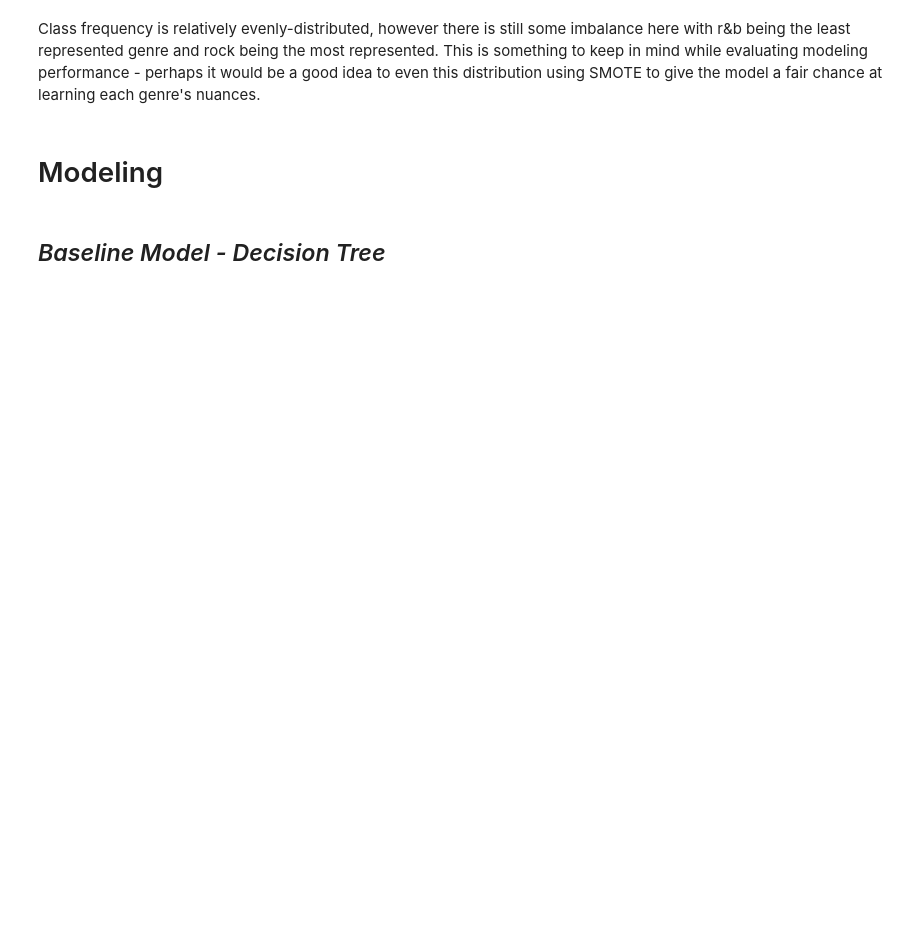
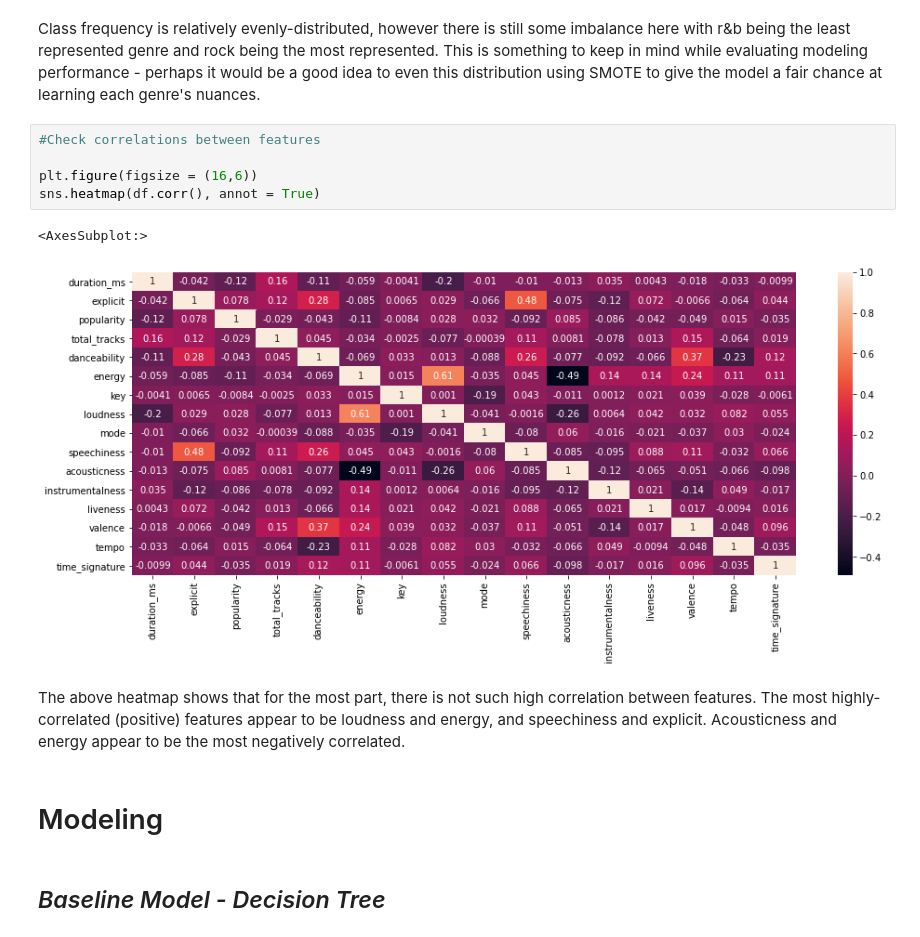
Before and after one commit to mitchellren123/Spotify-Genre-Classification, a Jupyter notebook: Spotify_Genre_Classification.ipynb, the cells around one changed output. Drawn from its saved outputs; the diff is of its cells as text; blank space fills up the shorter version.

```diff
--- a/Spotify_Genre_Classification.ipynb
+++ b/Spotify_Genre_Classification.ipynb
@@ -128,5 +135,15 @@ Name: Genre, dtype: int64
 # %% [markdown]
 Class frequency is relatively evenly-distributed, however there is still some imbalance here with r&b being the least represented genre and rock being the most represented. This is something to keep in mind while evaluating modeling performance - perhaps it would be a good idea to even this distribution using SMOTE to give the model a fair chance at learning each genre's nuances.
+# %%
+#Check correlations between features
+
+plt.figure(figsize = (16,6))
+sns.heatmap(df.corr(), annot = True)
+# %% [output]
+<AxesSubplot:>
+[figure, added]
+# %% [markdown]
+The above heatmap shows that for the most part, there is not such high correlation between features. The most highly-correlated (positive) features appear to be loudness and energy, and speechiness and explicit. Acousticness and energy appear to be the most negatively correlated.
 # %% [markdown]
 # Modeling
 # %% [markdown]
```
Also changed, not shown: parts of 4 cells of this notebook.
